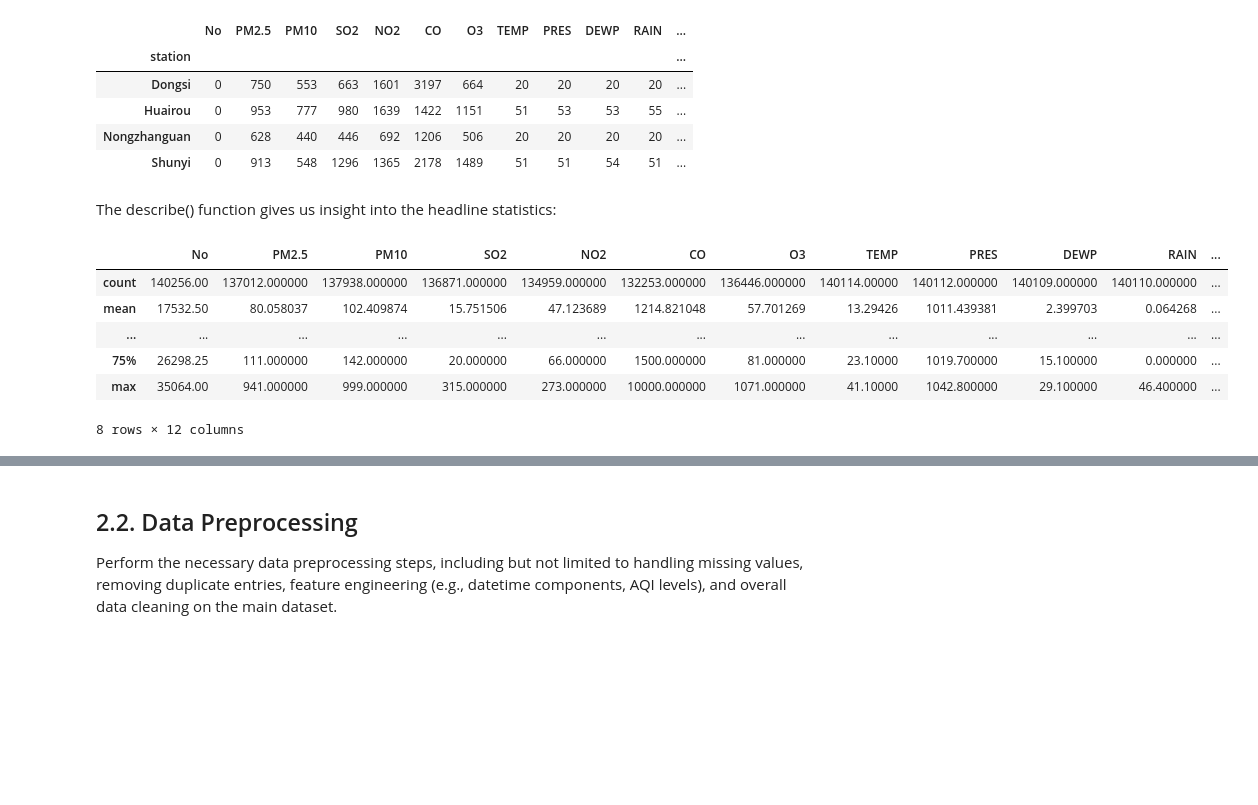
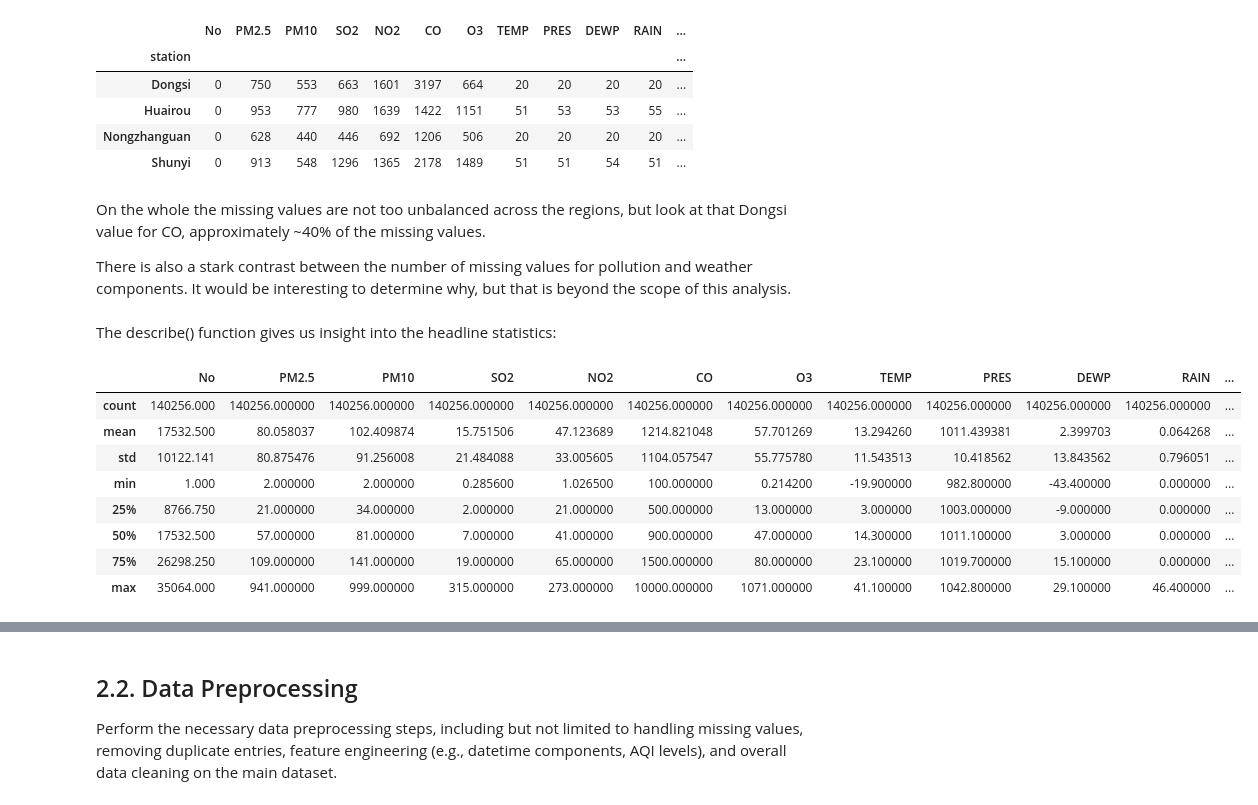
Before and after one commit to almar5855/CMP7005_PRAC1, a Jupyter notebook: st20339453 CMP7005 PRAC1.ipynb, the cells around one changed output, grey strips where cells are left out. Cells and saved outputs as stored; diff of their text form; code cells hidden in the pictures; blank space fills up the shorter version.

```diff
--- a/st20339453 CMP7005 PRAC1.ipynb
+++ b/st20339453 CMP7005 PRAC1.ipynb
@@ -216,16 +204,23 @@ station_data.groupby('station').apply(lambda x: x.isna().sum())
 | Huairou | 0 | 953 | 777 | 980 | 1639 | 1422 | 1151 | 51 | 53 | 53 | 55 | ... |
 | Nongzhanguan | 0 | 628 | 440 | 446 | 692 | 1206 | 506 | 20 | 20 | 20 | 20 | ... |
 | Shunyi | 0 | 913 | 548 | 1296 | 1365 | 2178 | 1489 | 51 | 51 | 54 | 51 | ... |
+# %% [markdown]
+On the whole the missing values are not too unbalanced across the regions, but look at that Dongsi value for CO, approximately ~40% of the missing values.
+
+There is also a stark contrast between the number of missing values for pollution and weather components. It would be interesting to determine why, but that is beyond the scope of this analysis.
 # %% [markdown]
 The describe() function gives us insight into the headline statistics:
 # %%
+pd.set_option('display.max_rows', 8)
 station_data.describe()
 # %% [output]
 |  | No | PM2.5 | PM10 | SO2 | NO2 | CO | O3 | TEMP | PRES | DEWP | RAIN | ... |
-| count | 140256.00 | 137012.000000 | 137938.000000 | 136871.000000 | 134959.000000 | 132253.000000 | 136446.000000 | 140114.00000 | 140112.000000 | 140109.000000 | 140110.000000 | ... |
-| mean | 17532.50 | 80.058037 | 102.409874 | 15.751506 | 47.123689 | 1214.821048 | 57.701269 | 13.29426 | 1011.439381 | 2.399703 | 0.064268 | ... |
-| ... | ... | ... | ... | ... | ... | ... | ... | ... | ... | ... | ... | ... |
-| 75% | 26298.25 | 111.000000 | 142.000000 | 20.000000 | 66.000000 | 1500.000000 | 81.000000 | 23.10000 | 1019.700000 | 15.100000 | 0.000000 | ... |
-| max | 35064.00 | 941.000000 | 999.000000 | 315.000000 | 273.000000 | 10000.000000 | 1071.000000 | 41.10000 | 1042.800000 | 29.100000 | 46.400000 | ... |
+| count | 140256.000 | 140256.000000 | 140256.000000 | 140256.000000 | 140256.000000 | 140256.000000 | 140256.000000 | 140256.000000 | 140256.000000 | 140256.000000 | 140256.000000 | ... |
+| mean | 17532.500 | 80.058037 | 102.409874 | 15.751506 | 47.123689 | 1214.821048 | 57.701269 | 13.294260 | 1011.439381 | 2.399703 | 0.064268 | ... |
+| std | 10122.141 | 80.875476 | 91.256008 | 21.484088 | 33.005605 | 1104.057547 | 55.775780 | 11.543513 | 10.418562 | 13.843562 | 0.796051 | ... |
+| min | 1.000 | 2.000000 | 2.000000 | 0.285600 | 1.026500 | 100.000000 | 0.214200 | -19.900000 | 982.800000 | -43.400000 | 0.000000 | ... |
+| 25% | 8766.750 | 21.000000 | 34.000000 | 2.000000 | 21.000000 | 500.000000 | 13.000000 | 3.000000 | 1003.000000 | -9.000000 | 0.000000 | ... |
+| 50% | 17532.500 | 57.000000 | 81.000000 | 7.000000 | 41.000000 | 900.000000 | 47.000000 | 14.300000 | 1011.100000 | 3.000000 | 0.000000 | ... |
+| 75% | 26298.250 | 109.000000 | 141.000000 | 19.000000 | 65.000000 | 1500.000000 | 80.000000 | 23.100000 | 1019.700000 | 15.100000 | 0.000000 | ... |
+| max | 35064.000 | 941.000000 | 999.000000 | 315.000000 | 273.000000 | 10000.000000 | 1071.000000 | 41.100000 | 1042.800000 | 29.100000 | 46.400000 | ... |
-8 rows × 12 columns
 # %% [markdown]
```
Also changed, not shown: parts of 20 cells of this notebook.
